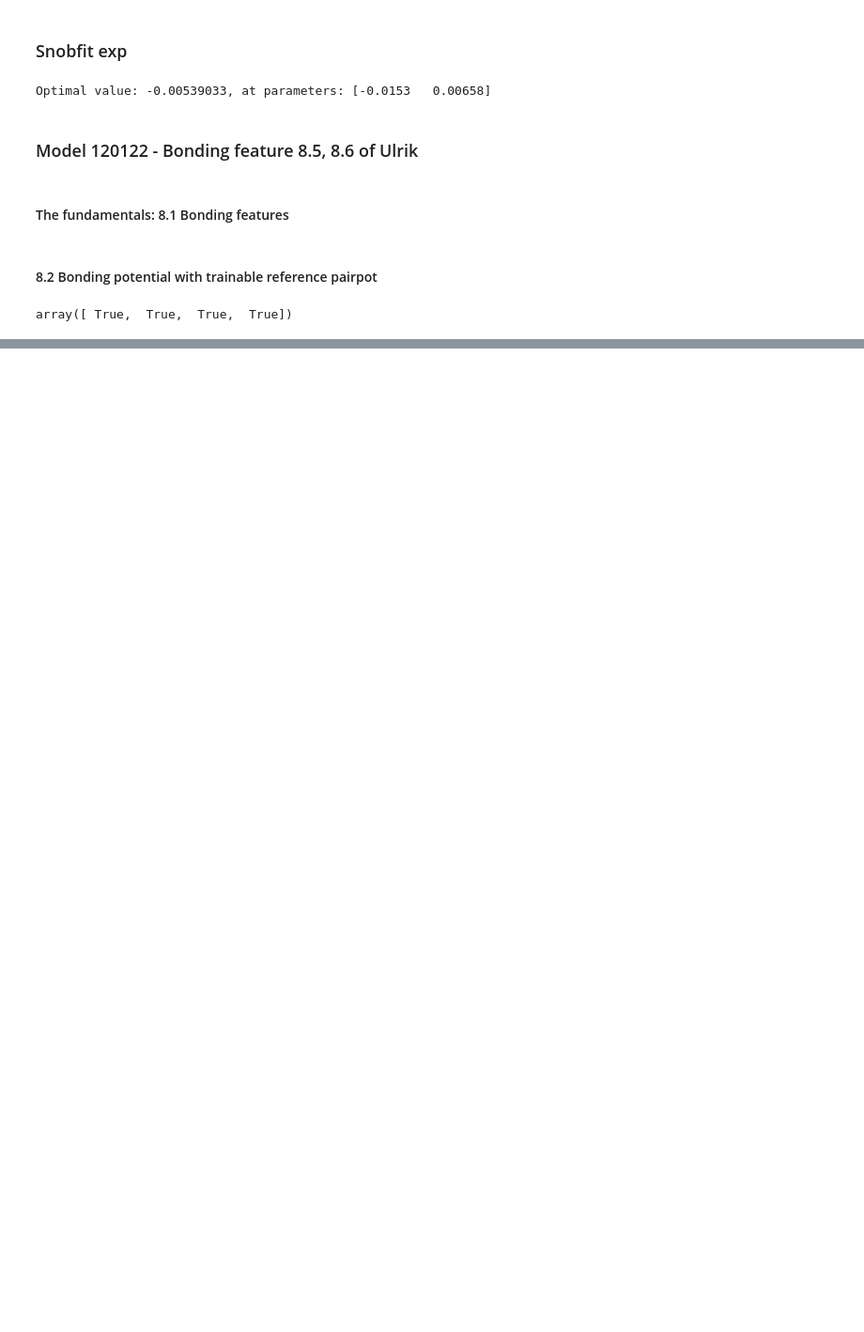
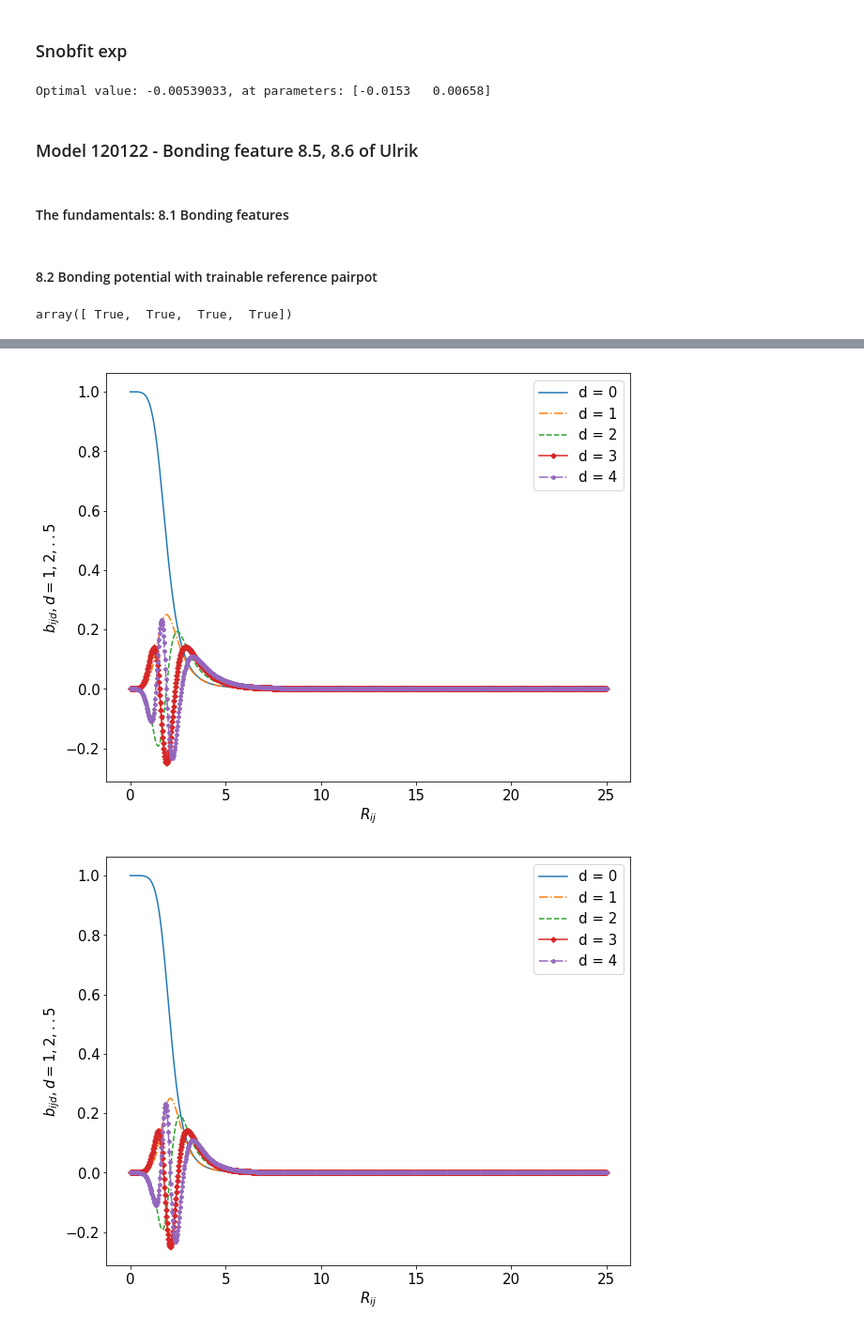
Before and after one commit to berylgithub/pes, a Jupyter notebook: PES_models.ipynb, the cells around one changed output, grey strips where cells are left out. Shown at 94% size. Saved outputs shown, nothing was run; the diff lists cells and outputs as text; code cells hidden in the pictures; blank space fills up the shorter version.

```diff
--- a/PES_models.ipynb
+++ b/PES_models.ipynb
@@ -1873,0 +1920,25 @@ Text(0, 0.5, '$b_{ijd}, d=1,2,..5$')
+# %%
+b_ijd_mat_list = []
+R = [np.linspace(0, 25, 1001), np.linspace(0, 25, 1001)]
+e = [2.5, 3]; R_m = [1.9, 2.1]; R_low = [5e-4, 9.1e-5]; R_up = [27.7, 17.9];
+for k in range(len(R)):
+    t0 = t_R_fun(R_m[k], R_up[k], R_low[k], e[k]) #scalar
+    t = t_R_fun(R[k], R_up[k], R_low[k], e[k]) #vector (len(R))
+    s = np.array([s_bond_strength(R[k][i], R_up[k], R_low[k], t[i], t0) for i in range(R[k].shape[0])]) #vec (len(R))
+    s_prime = s_prime_fun(s) #vec len(R)
+    b_ijd_mat_list.append(np.array([p_tchebyshev_pol(deg, s, s_prime) for deg in range(1, 6)])) #matrix (5 (d) x len(R))
+# %%
+for k in range(len(R)):
+    plt.rcParams.update({'font.size': 15})
+    fig = plt.figure(figsize=(10, 8))
+    for d in range(5):
+        plt.plot(R[k], b_ijd_mat_list[k][d], shapes[d], markersize=4)
+        dplot = d+1
+        legends.append("d = "+str(dplot))
+    #plt.xticks(np.linspace(0.4, 1.6, 7))
+    plt.legend(legends)
+    plt.xlabel('$R_{ij}$')
+    plt.ylabel('$b_{ijd}, d=1,2,..5$')
+# %% [output]
+[figure, added]
+[figure, added]
```
Also changed, not shown: parts of 9 cells of this notebook.
